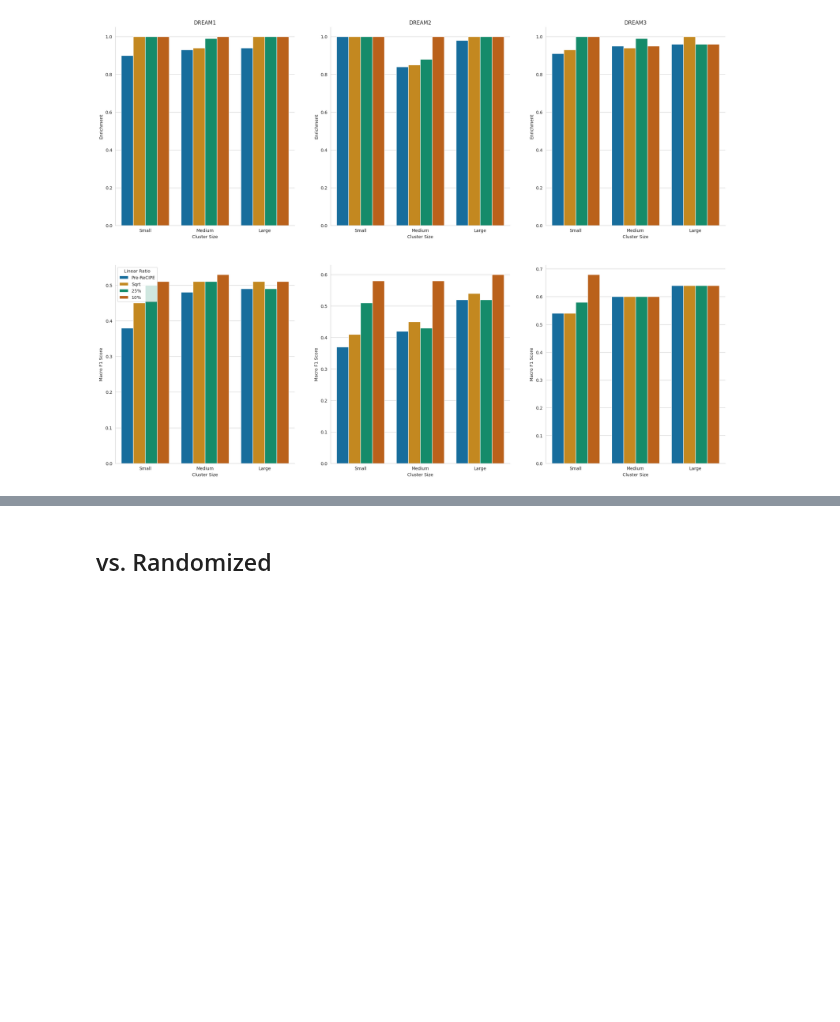
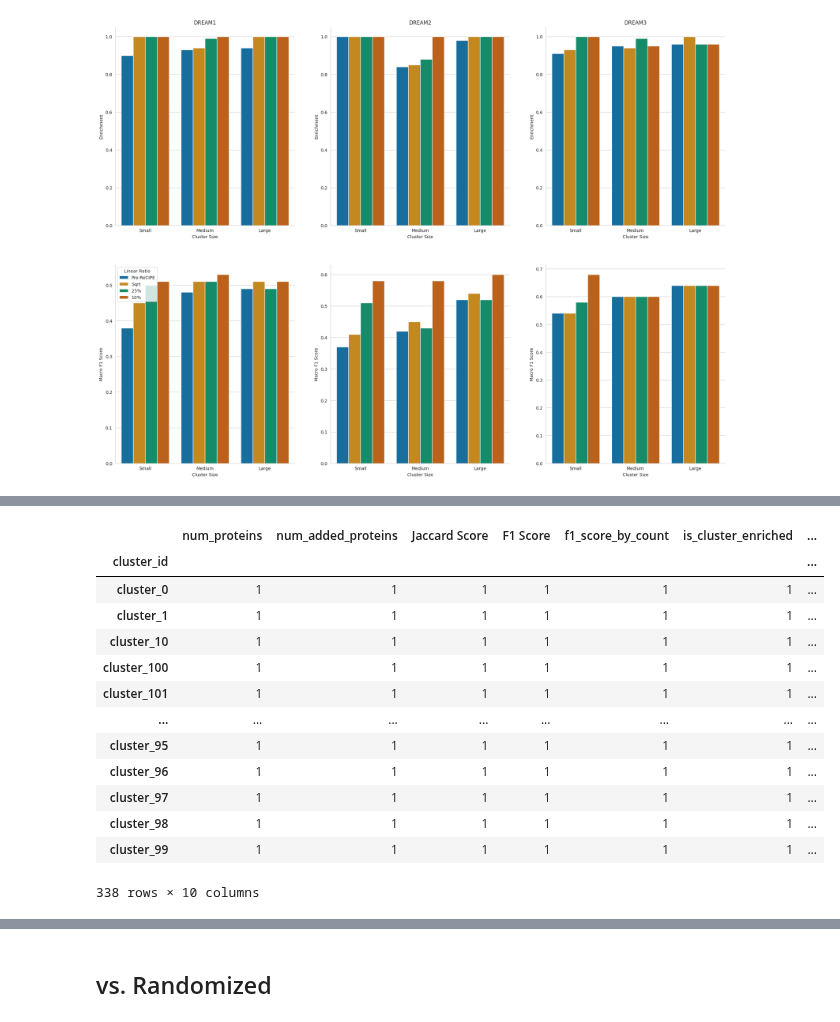
Before and after one commit to samsledje/philharmonic, a Jupyter notebook: nb/05_recipe_validation.ipynb, the cells around one changed output, grey strips where cells are left out. Cells and saved outputs as stored; diff of their text form; code cells hidden in the pictures; blank space fills up the shorter version.

```diff
--- a/nb/05_recipe_validation.ipynb
+++ b/nb/05_recipe_validation.ipynb
@@ -239,0 +308,19 @@ sns.despine()
+# %%
+results_df[
+    (results_df["dream"] == "DREAM1") & (results_df["linear_ratio"] == "ReCIPE-25%")
+].groupby("cluster_id").count()
+# %% [output]
+|  | num_proteins | num_added_proteins | Jaccard Score | F1 Score | f1_score_by_count | is_cluster_enriched | ... |
+| cluster_id |  |  |  |  |  |  | ... |
+| cluster_0 | 1 | 1 | 1 | 1 | 1 | 1 | ... |
+| cluster_1 | 1 | 1 | 1 | 1 | 1 | 1 | ... |
+| cluster_10 | 1 | 1 | 1 | 1 | 1 | 1 | ... |
+| cluster_100 | 1 | 1 | 1 | 1 | 1 | 1 | ... |
+| cluster_101 | 1 | 1 | 1 | 1 | 1 | 1 | ... |
+| ... | ... | ... | ... | ... | ... | ... | ... |
+| cluster_95 | 1 | 1 | 1 | 1 | 1 | 1 | ... |
+| cluster_96 | 1 | 1 | 1 | 1 | 1 | 1 | ... |
+| cluster_97 | 1 | 1 | 1 | 1 | 1 | 1 | ... |
+| cluster_98 | 1 | 1 | 1 | 1 | 1 | 1 | ... |
+| cluster_99 | 1 | 1 | 1 | 1 | 1 | 1 | ... |
+338 rows × 10 columns
```
Also changed, not shown: parts of 16 cells of this notebook, 1 other file.
